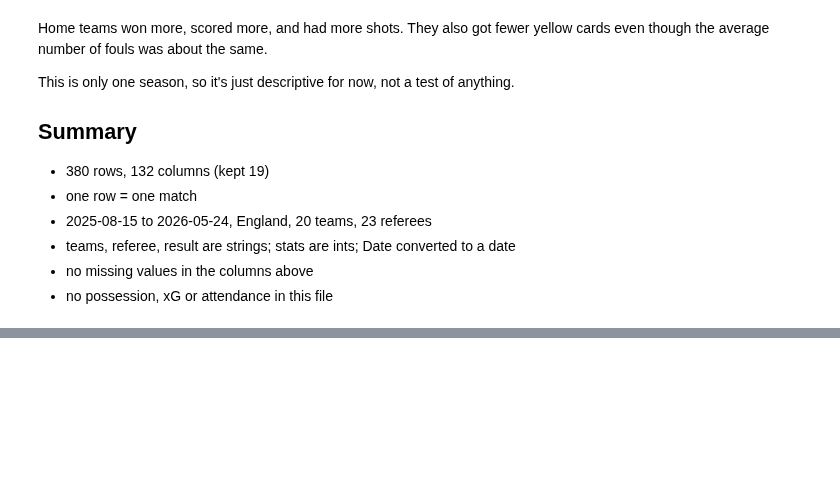
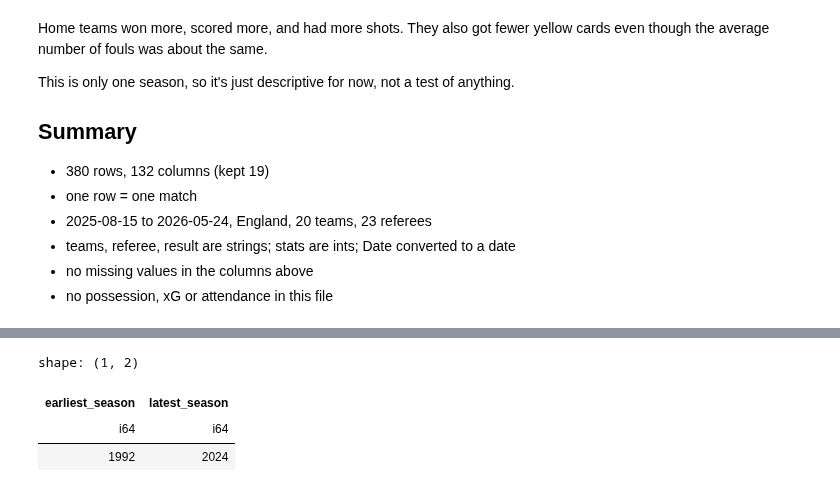
Before and after one commit to YoussefEgh/cs418-football, a Jupyter notebook: data_acquisition.ipynb, the cells around one changed output, grey strips where cells are left out. Drawn from its saved outputs; the diff is of its cells as text; code cells hidden in the pictures; blank space fills up the shorter version.

```diff
--- a/data_acquisition.ipynb
+++ b/data_acquisition.ipynb
@@ -236,0 +316,10 @@ This is only one season, so it's just descriptive for now, not a test of anythin
+# %%
+epl_history.select(
+    pl.col("season").min().alias("earliest_season"),
+    pl.col("season").max().alias("latest_season")
+)
+# %% [output]
+shape: (1, 2)
+| earliest_season | latest_season |
+| i64 | i64 |
+| 1992 | 2024 |
```
Also changed, not shown: parts of 8 cells of this notebook.
